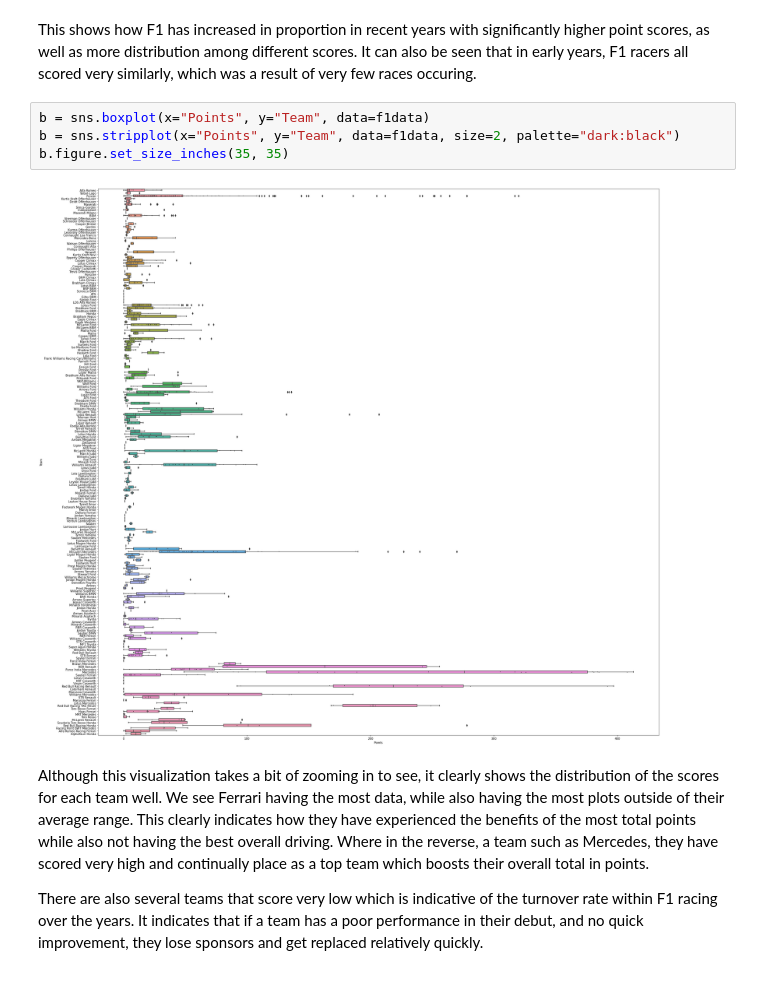
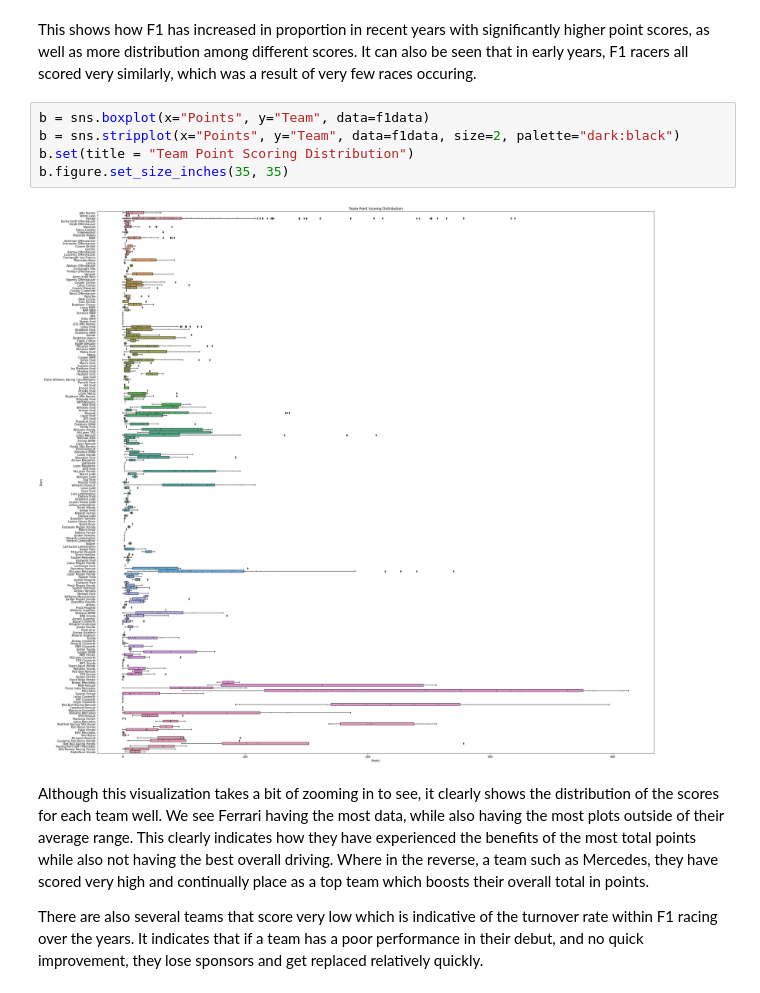
Before and after one commit to data301-2021-winter1/project-group12, a Jupyter notebook: notebooks/analysis3.ipynb, the cells around one changed output. Drawn from its saved outputs; the diff is of its cells as text.

```diff
--- a/notebooks/analysis3.ipynb
+++ b/notebooks/analysis3.ipynb
@@ -201,9 +201,10 @@ This shows how F1 has increased in proportion in recent years with significantly
 # %%
 b = sns.boxplot(x="Points", y="Team", data=f1data)
 b = sns.stripplot(x="Points", y="Team", data=f1data, size=2, palette="dark:black")
+b.set(title = "Team Point Scoring Distribution")
 b.figure.set_size_inches(35, 35)
 # %% [output]
-[figure, old version]
+[figure, new version]
 # %% [markdown]
 Although this visualization takes a bit of zooming in to see, it clearly shows the distribution of the scores for each team well. We see Ferrari having the most data, while also having the most plots outside of their average range. This clearly indicates how they have experienced the benefits of the most total points while also not having the best overall driving. Where in the reverse, a team such as Mercedes, they have scored very high and continually place as a top team which boosts their overall total in points.
 
```
Also changed, not shown: parts of 4 cells of this notebook, 1 other file.
